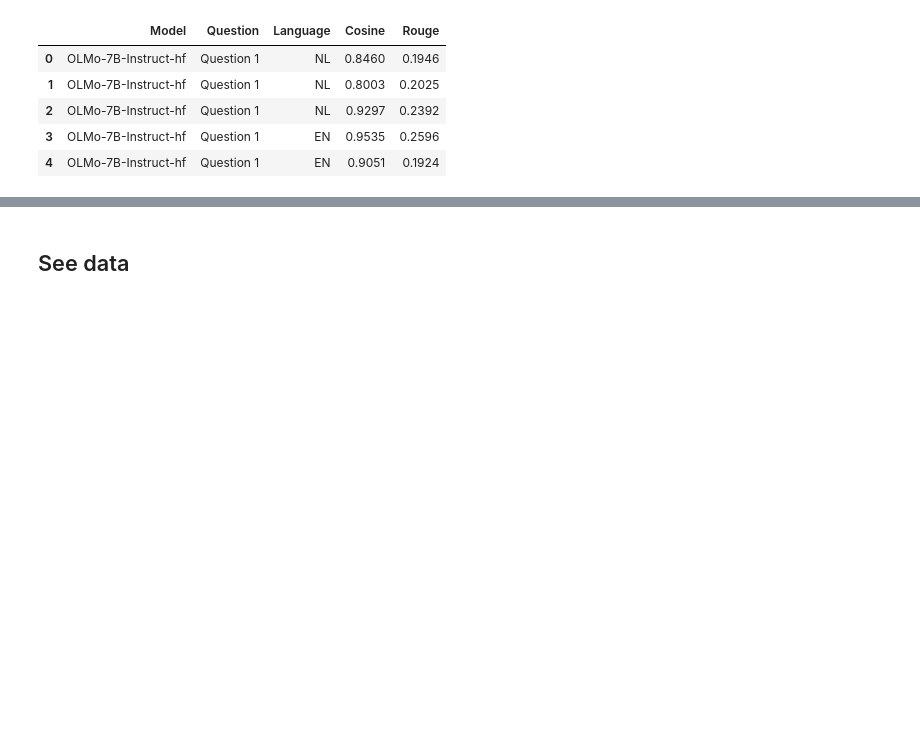
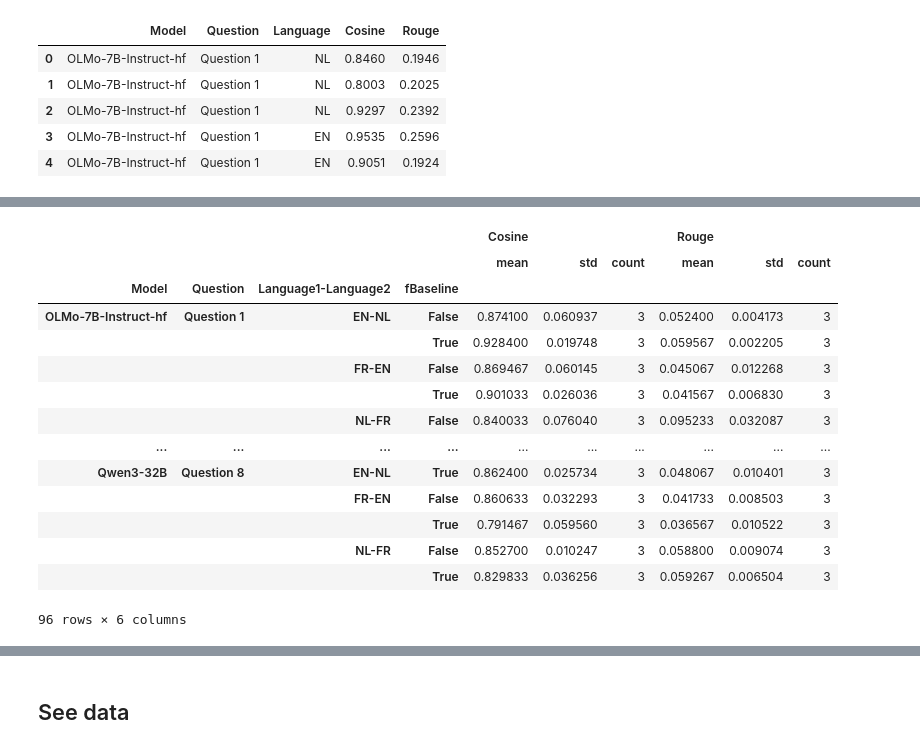
Before and after one commit to imruhi/perspectiveRAG, a Jupyter notebook: RAG/viz_metrics.ipynb, the cells around one changed output, grey strips where cells are left out. Saved outputs shown, nothing was run; the diff lists cells and outputs as text; code cells hidden in the pictures; blank space fills up the shorter version.

```diff
--- a/RAG/viz_metrics.ipynb
+++ b/RAG/viz_metrics.ipynb
@@ -27,0 +49,18 @@ baseline_compare.head() # compare specific language and its baseline eg french1<
+# %%
+lang_compare.groupby(["Model","Question","Language1-Language2", "fBaseline"]).agg(['mean', 'std', 'count'])
+# %% [output]
+|  |  |  |  | Cosine |  |  | Rouge |  |  |
+|  |  |  |  | mean | std | count | mean | std | count |
+| Model | Question | Language1-Language2 | fBaseline |  |  |  |  |  |  |
+| OLMo-7B-Instruct-hf | Question 1 | EN-NL | False | 0.874100 | 0.060937 | 3 | 0.052400 | 0.004173 | 3 |
+|  |  |  | True | 0.928400 | 0.019748 | 3 | 0.059567 | 0.002205 | 3 |
+|  |  | FR-EN | False | 0.869467 | 0.060145 | 3 | 0.045067 | 0.012268 | 3 |
+|  |  |  | True | 0.901033 | 0.026036 | 3 | 0.041567 | 0.006830 | 3 |
+|  |  | NL-FR | False | 0.840033 | 0.076040 | 3 | 0.095233 | 0.032087 | 3 |
+| ... | ... | ... | ... | ... | ... | ... | ... | ... | ... |
+| Qwen3-32B | Question 8 | EN-NL | True | 0.862400 | 0.025734 | 3 | 0.048067 | 0.010401 | 3 |
+|  |  | FR-EN | False | 0.860633 | 0.032293 | 3 | 0.041733 | 0.008503 | 3 |
+|  |  |  | True | 0.791467 | 0.059560 | 3 | 0.036567 | 0.010522 | 3 |
+|  |  | NL-FR | False | 0.852700 | 0.010247 | 3 | 0.058800 | 0.009074 | 3 |
+|  |  |  | True | 0.829833 | 0.036256 | 3 | 0.059267 | 0.006504 | 3 |
+96 rows × 6 columns
```
Also changed, not shown: parts of 12 cells of this notebook, 1 other file.
